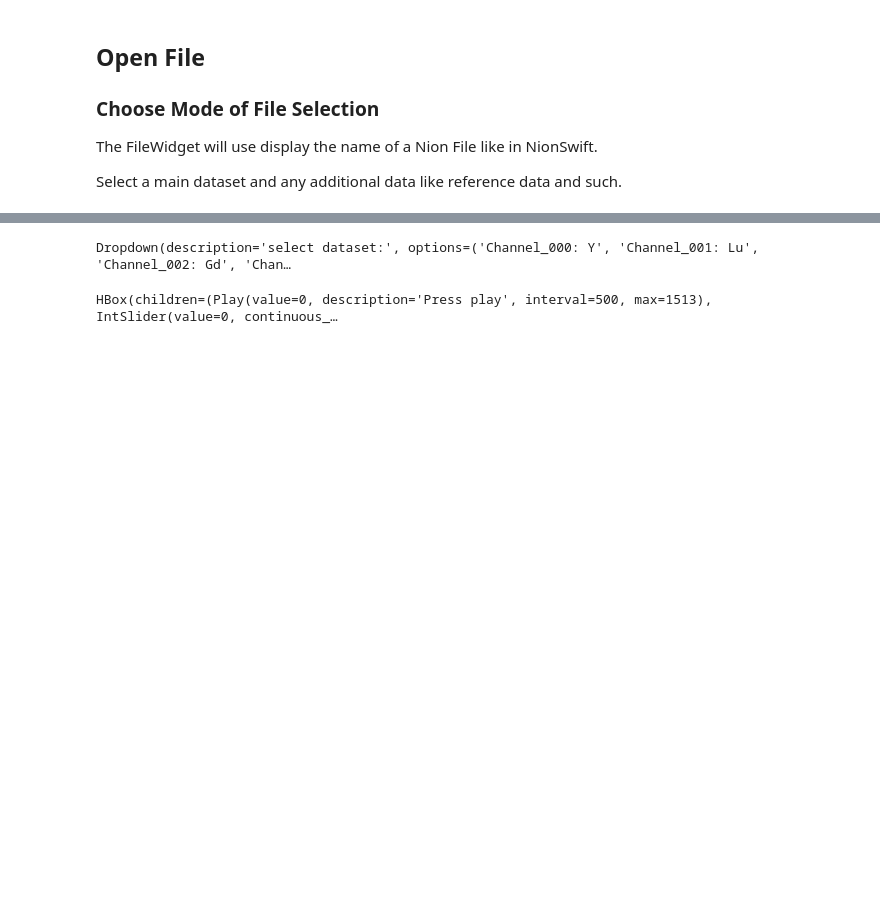
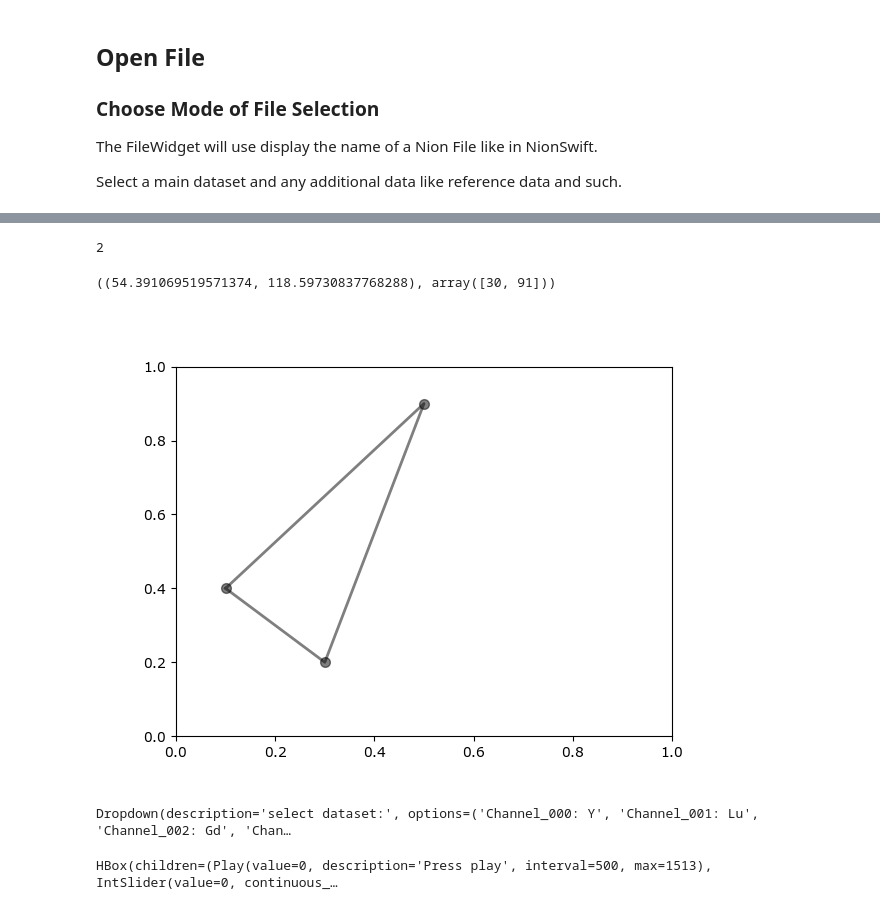
Before and after one commit to pycroscopy/pyTEMlib, a Jupyter notebook: notebooks/Imaging/View_Files.ipynb, the cells around one changed output, grey strips where cells are left out. Cells and saved outputs as stored; diff of their text form; code cells hidden in the pictures; blank space fills up the shorter version.

```diff
--- a/notebooks/Imaging/View_Files.ipynb
+++ b/notebooks/Imaging/View_Files.ipynb
@@ -141,0 +315,20 @@ We really would need an image stack
+# %%
+moved_point = np.argmax(np.linalg.norm(line_verts-selector.verts, axis=1))
+print(moved_point)
+
+selector.verts[2]=selector.verts[moved_point]
+selector.verts[2]=selector.verts[moved_point]+np.array([0,1])
+selector.verts[2], selector.verts[3]
+# %% [output]
+2
+((54.391069519571374, 118.59730837768288), array([30, 91]))
+# %%
+fig, ax = plt.subplots()
+
+
+selector = PolygonSelector(ax, lambda *args: None)
+
+# Add three vertices
+selector.verts = [(0.1, 0.4), (0.5, 0.9), (0.3, 0.2)]
+# %% [output]
+[figure, added]
```
Also changed, not shown: parts of 13 cells of this notebook, 12 other files.
